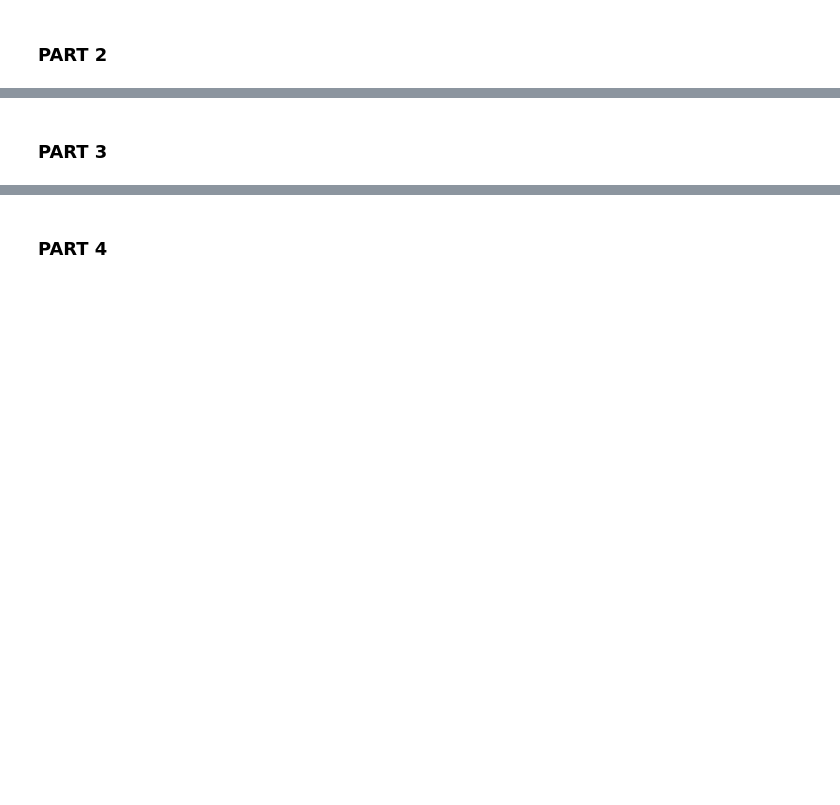
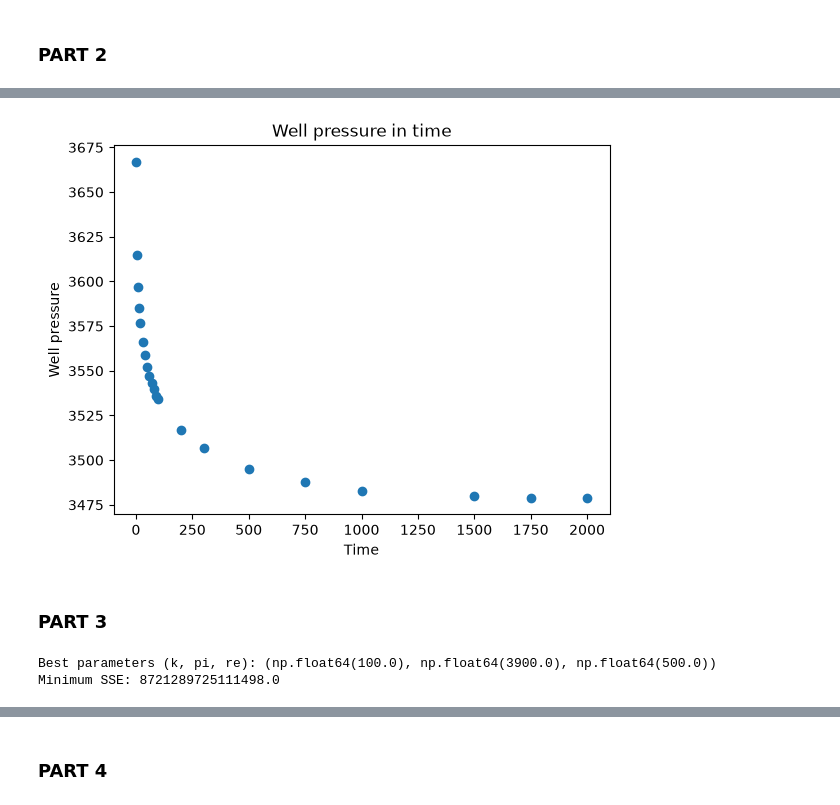
Before and after one commit to mosinek/MOD510, a Jupyter notebook: project2_our.ipynb, the cells around one changed output, grey strips where cells are left out. Saved outputs shown, nothing was run; the diff lists cells and outputs as text; code cells hidden in the pictures; blank space fills up the shorter version.

```diff
--- a/project2_our.ipynb
+++ b/project2_our.ipynb
@@ -655,3 +657,6 @@ print(p_w)
 26842929.31693987
 # %% [markdown]
 ### PART 2
+# %%
+well_data = pd.read_csv('data/well_bhp.dat',sep=r"\s+", header=0)
+well_data
@@ -658,2 +681,10 @@ print(p_w)
+# %%
+plt.scatter(well_data['time'],well_data['well_pressure'])
+plt.xlabel('Time')
+plt.ylabel('Well pressure')
+plt.title('Well pressure in time')
+plt.show()
+# %% [output]
+[figure, added]
 # %% [markdown]
 ### PART 3
@@ -659,0 +734,11 @@ print(p_w)
+# %%
+k_values = np.linspace(100, 1000, 1) # mD
+pi_values = np.linspace(3900, 4300, 1) # psi
+re_values = np.linspace(500, 2000, 1) # ft
+
+params, error = za_gorami_za_lasami(k_values,pi_values,re_values)
+print("Best parameters (k, pi, re):", params)
+print("Minimum SSE:", error)
+# %% [output]
+Best parameters (k, pi, re): (np.float64(100.0), np.float64(3900.0), np.float64(500.0))
+Minimum SSE: 8721289725111498.0
```
Also changed, not shown: parts of 17 cells of this notebook.
